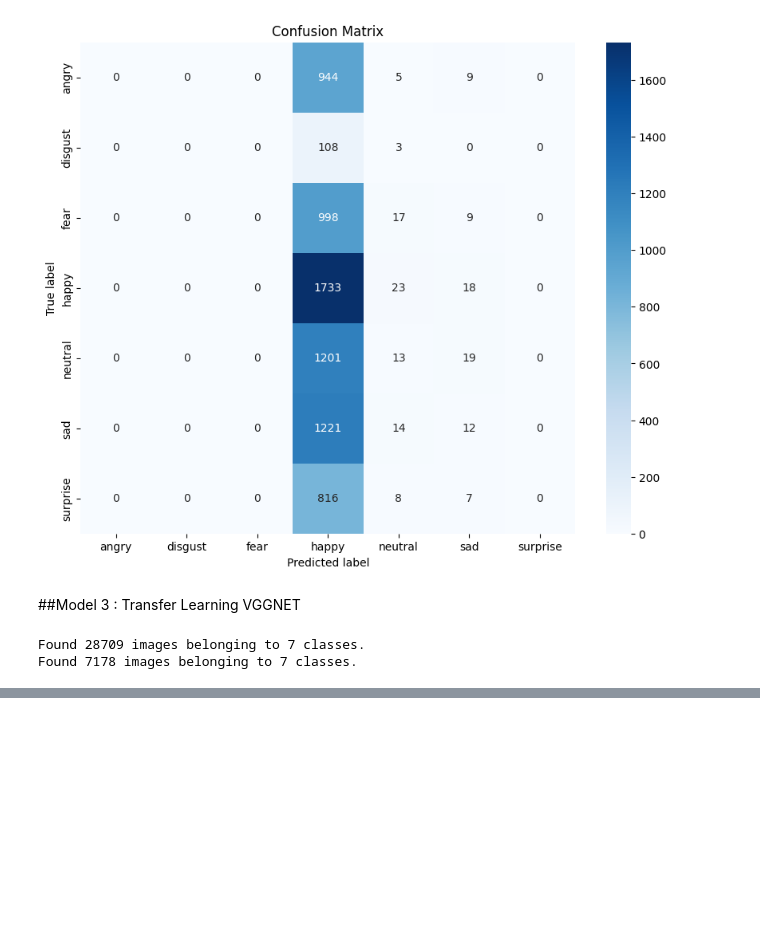
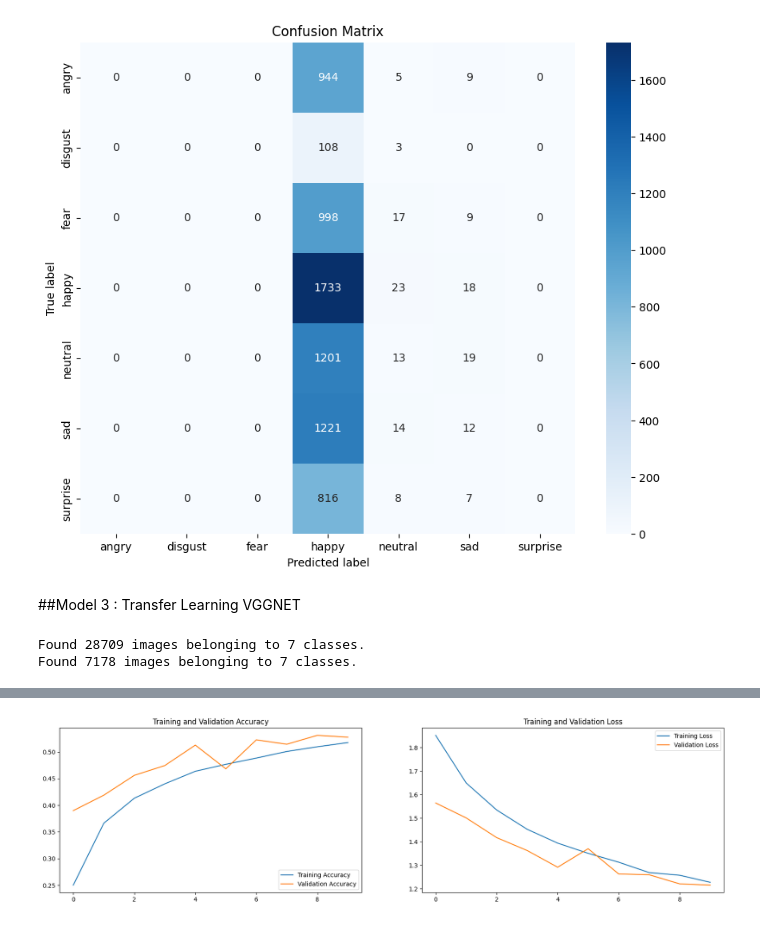
Before and after one commit to parasgodhani01/Emotion-Detection, a Jupyter notebook: main.ipynb, the cells around one changed output, grey strips where cells are left out. Drawn from its saved outputs; the diff is of its cells as text; code cells hidden in the pictures; blank space fills up the shorter version.

```diff
--- a/main.ipynb
+++ b/main.ipynb
@@ -750,0 +863,37 @@ Found 7178 images belonging to 7 classes.
+# %%
+cnn_path = '/content/FER_2013_Emotion_Detection/VGG16_Transfer_Learning'
+name = 'VGG16_Transfer_Learning.keras'
+chk_path = os.path.join(cnn_path, name)
+
+checkpoint = ModelCheckpoint(filepath=chk_path,
+                             save_best_only=True,
+                             verbose=1,
+                             mode='min',
+                             monitor='val_loss')
+
+earlystop = EarlyStopping(monitor='val_loss',
+                          min_delta=0,
+                          patience=3,
+                          verbose=1,
+                          restore_best_weights=True)
+
+reduce_lr = ReduceLROnPlateau(monitor='val_loss',
+                              factor=0.2,
+                              patience=6,
+                              verbose=1,
+                              min_delta=0.0001)
+
+callbacks = [checkpoint, earlystop, reduce_lr]
+
+train_steps_per_epoch = train_generator.samples // train_generator.batch_size + 1
+test_steps_epoch = test_generator.samples // test_generator.batch_size + 1
+
+history = model.fit(
+                    train_generator,
+                    steps_per_epoch=train_steps_per_epoch,
+                    epochs=10,
+                    validation_data=test_generator,
+                    validation_steps=test_steps_epoch,
+                    class_weight=class_weights_dict,
+                    callbacks = callbacks
+)
@@ -750,0 +918,4 @@ Found 7178 images belonging to 7 classes.
+# %%
+plot_training_history(history)
+# %% [output]
+[figure, added]
```
Also changed, not shown: parts of 21 cells of this notebook.
